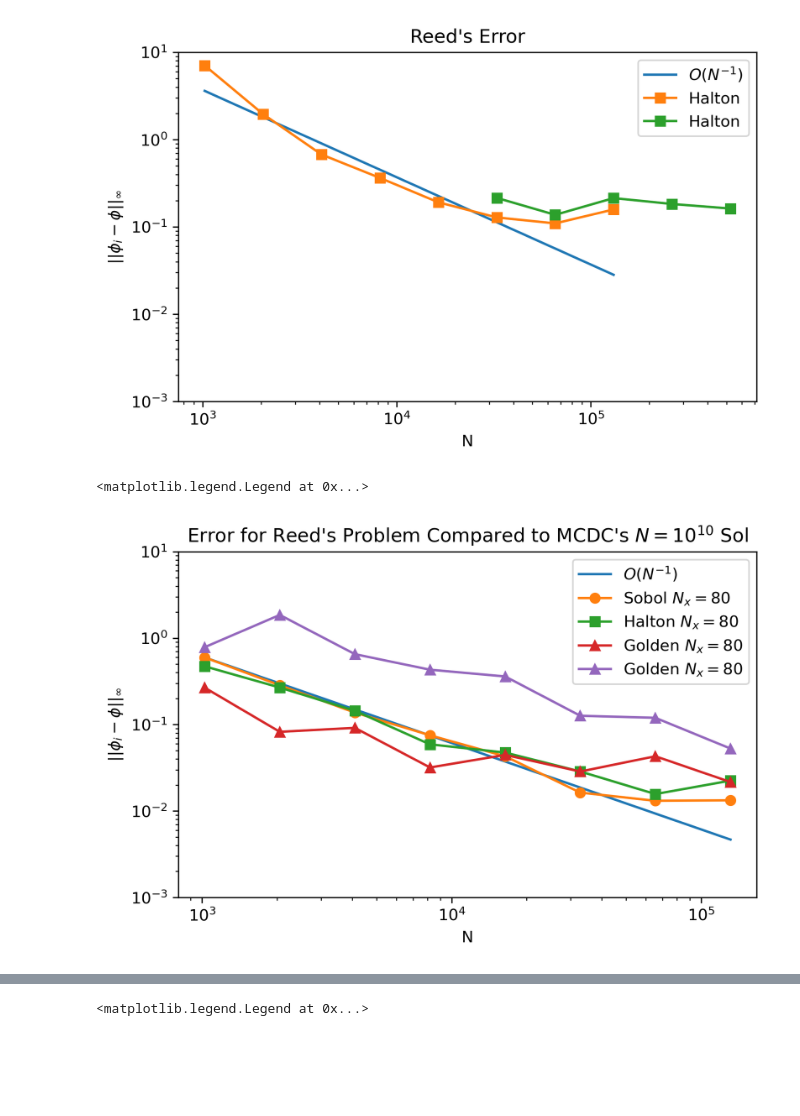
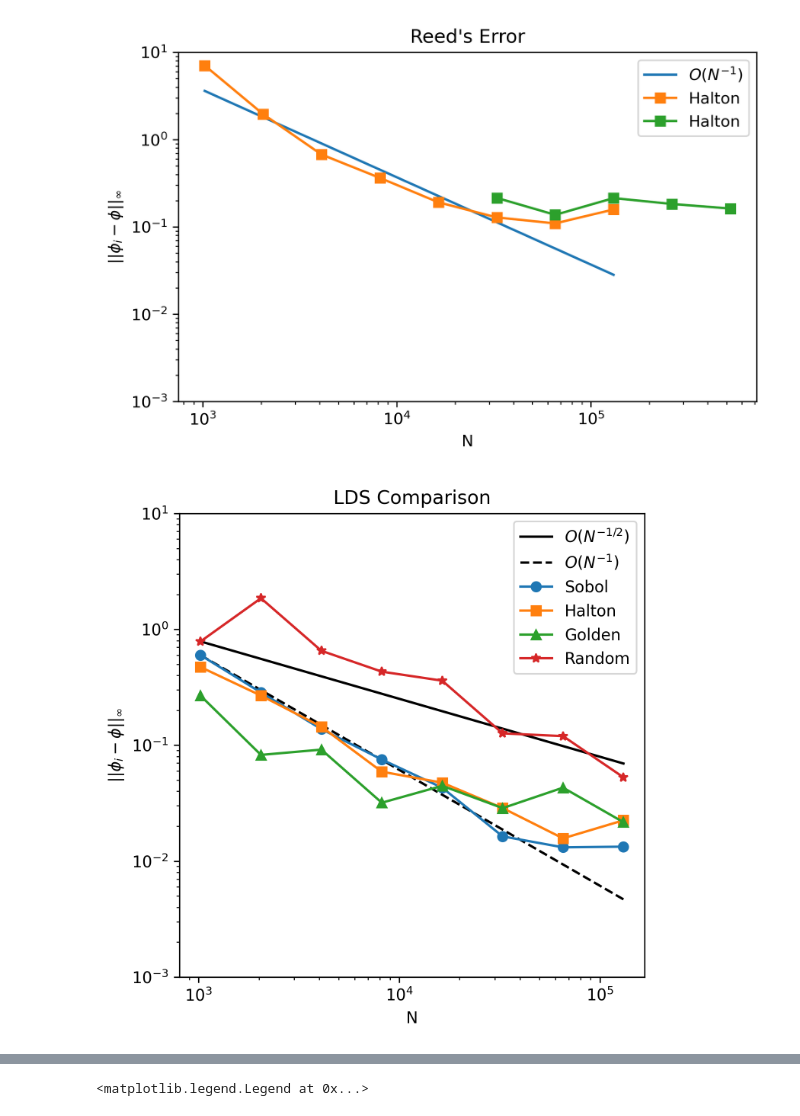
Before and after one commit to spasmann/iQMC.jl, a Jupyter notebook: Examples/Plotting/error_plotting.ipynb, the cells around one changed output, grey strips where cells are left out. Cells and saved outputs as stored; diff of their text form; code cells hidden in the pictures; blank space fills up the shorter version.

```diff
--- a/Examples/Plotting/error_plotting.ipynb
+++ b/Examples/Plotting/error_plotting.ipynb
@@ -398,43 +398,38 @@ plt.legend()
 <matplotlib.legend.Legend at 0x...>
 [figure]
 # %%
-Sobol80 = np.genfromtxt("/Users/sampasmann/Documents/GitHub/Krylov_QMC/Examples/Data/ErrTabReedSobol(1-8, -5)Nx80.dat")
-Halton80 = np.genfromtxt("/Users/sampasmann/Documents/GitHub/Krylov_QMC/Examples/Data/ErrTabReedHalton(1-8, -5)Nx80.dat")
-Golden80 = np.genfromtxt("/Users/sampasmann/Documents/GitHub/Krylov_QMC/Examples/Data/ErrTabReedGolden(1-8, -5)Nx80.dat")
-Random80 = np.genfromtxt("/Users/sampasmann/Documents/GitHub/Krylov_QMC/Examples/Data/ErrTabReedRandom(1-8, -5)Nx80.dat")
-
-Sobol160 = np.genfromtxt("/Users/sampasmann/Documents/GitHub/Krylov_QMC/Examples/Data/ErrTabReedSobol(1-8, -5)Nx160.dat")
-#Halton160 = np.genfromtxt("/Users/sampasmann/Documents/GitHub/Krylov_QMC/Examples/Data/ErrTabReedHalton(1-8, -5)Nx160.dat")
-#Golden160 = np.genfromtxt("/Users/sampasmann/Documents/GitHub/Krylov_QMC/Examples/Data/ErrTabReedGolden(1-8, -5)Nx160.dat")
-Random160 = np.genfromtxt("/Users/sampasmann/Documents/GitHub/Krylov_QMC/Examples/Data/ErrTabReedRandom(1-8, -5)Nx160.dat")
-
-Sobol320 = np.genfromtxt("/Users/sampasmann/Documents/GitHub/Krylov_QMC/Examples/Data/ErrTabReedSobol(1-8, -5)Nx320.dat")
-
-
+Sobol80 = np.genfromtxt("/Users/sampasmann/Documents/GitHub/Krylov_QMC/Examples/Data/ErrTabReedSobol(1-11, -5)Nx80MCDC.dat")
+Halton80 = np.genfromtxt("/Users/sampasmann/Documents/GitHub/Krylov_QMC/Examples/Data/ErrTabReedHalton(1-8, -5)Nx80MCDC.dat")
+Golden80 = np.genfromtxt("/Users/sampasmann/Documents/GitHub/Krylov_QMC/Examples/Data/ErrTabReedGolden(1-8, -5)Nx80MCDC.dat")
+Random80 = np.genfromtxt("/Users/sampasmann/Documents/GitHub/Krylov_QMC/Examples/Data/ErrTabReedRandom(1-11, -5)Nx80MCDC.dat")
+Sobol80 = Sobol80[:8]
+Random80 = Random80[:8]
 Nvals = np.array((2**10, 2**11, 2**12, 2**13, 2**14, 2**15, 2**16, 2**17))
 # %%
-plt.figure(dpi=300)
+plt.figure(dpi=300,figsize=(5,5))
 ylabel = r'$||\phi_i - \phi||_\infty$'
 ylim = [10**(-3), 10**(1)]
-plt.title(r"Error for Reed's Problem Compared to MCDC's $N=10^{10}$ Sol")
+plt.title(r"LDS Comparison")
 
 ####################################################
-O = (Sobol80[0]*(Nvals[0]/Nvals))
+O = (Random80[0]*np.sqrt(Nvals[0]/Nvals))
+O2 = (Sobol80[0]*(Nvals[0]/Nvals))
 
-plt.plot(Nvals, O, label = r'$O(N^{-1})$')
-plt.plot(Nvals, Sobol80, 'o-',label=r'Sobol $N_x=80$')
-plt.plot(Nvals, Halton80, 's-',label=r'Halton $N_x=80$')
-plt.plot(Nvals, Golden80, '^-',label=r'Golden $N_x=80$')
-plt.plot(Nvals, Random80, '^-',label=r'Golden $N_x=80$')
+plt.plot(Nvals, O, 'k-', label = r'$O(N^{-1/2})$')
+plt.plot(Nvals, O2, 'k--', label = r'$O(N^{-1})$')
+plt.plot(Nvals, Sobol80, 'o-',label=r'Sobol')
+plt.plot(Nvals, Halton80, 's-',label=r'Halton')
+plt.plot(Nvals, Golden80, '^-',label=r'Golden')
+plt.plot(Nvals, Random80, '*-',label=r'Random')
 
 ####################################################
 plt.ylabel(ylabel)
 plt.xlabel("N")
 plt.xscale('log')
 plt.yscale('log')
 plt.tight_layout()
 plt.ylim(ylim)
 plt.legend()
+plt.tight_layout()
 # %% [output]
-<matplotlib.legend.Legend at 0x...>
-[figure, old version]
+[figure, new version]
```
Also changed, not shown: parts of 2 cells of this notebook, 27 other files.
